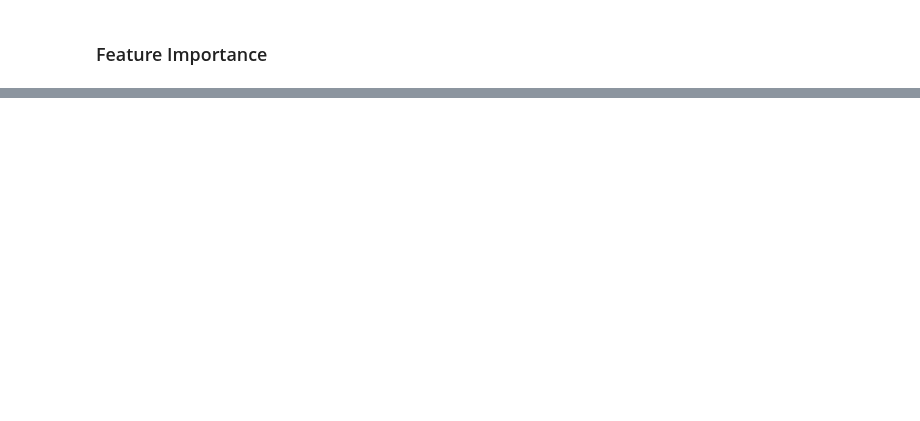
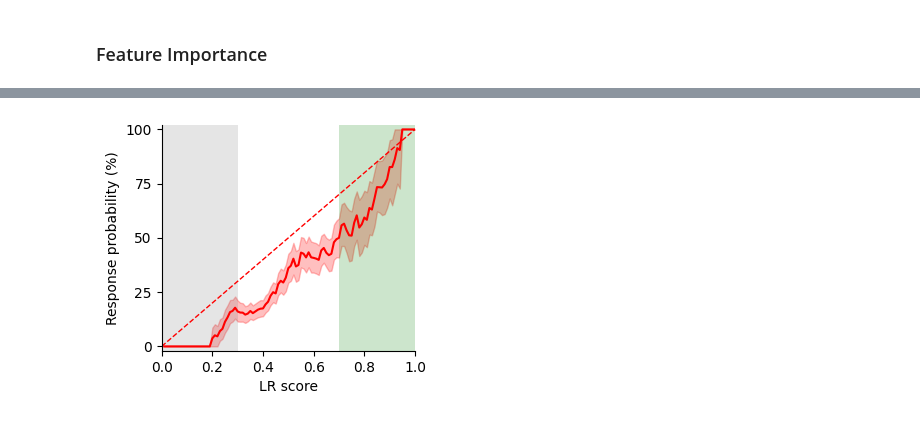
Before and after one commit to joserapa98/tns4loris, a Jupyter notebook: interpretability/interpretability.ipynb, the cells around one changed output, grey strips where cells are left out. Drawn from its saved outputs; the diff is of its cells as text; code cells hidden in the pictures; blank space fills up the shorter version.

```diff
--- a/interpretability/interpretability.ipynb
+++ b/interpretability/interpretability.ipynb
@@ -376,0 +683,35 @@ NameError: name 'tn_model' is not defined
+# %%
+# Load data
+# ---------
+featuresNA = ['TMB', 'Albumin', 'NLR', 'Age', 'Systemic_therapy_history',
+              'CancerType1', 'CancerType2', 'CancerType3', 'CancerType4',
+              'CancerType5', 'CancerType6', 'CancerType7', 'CancerType8',
+              'CancerType9', 'CancerType10', 'CancerType11', 'CancerType12',
+              'CancerType13', 'CancerType14', 'CancerType15', 'CancerType16']
+phenoNA = 'Response'
+
+numeric_featuresNA = ['TMB', 'Albumin', 'NLR', 'Age']
+
+datasets = ['Chowell_train', 'Chowell_test', 'MSK1', 'MSK2', 'Shim_NSCLC',
+            'Kato_panCancer', 'Vanguri_NSCLC', 'Ravi_NSCLC', 'Pradat_panCancer']
+
+# scaler_type = 'MinMax'
+scaler_type = 'Standard'
+
+dataset = 'Chowell_train' # 'MSK1', 'MSK2'
+data_train, scalers_train = load_data(cwd,
+                                      featuresNA,
+                                      phenoNA,
+                                      numeric_featuresNA,
+                                      dataset,
+                                      scaler_type)
+
+x_train = data_train[featuresNA].values
+y_train = data_train[phenoNA].values
+
+xt_train = torch.from_numpy(x_train).float()
+yt_train = torch.from_numpy(y_train)
+# %%
+response_curve(lr_model, xt_train, yt_train, xlabel='LR score')
+# %% [output]
+[figure, added]
```
Also changed, not shown: parts of 31 cells of this notebook, 1 other file.
